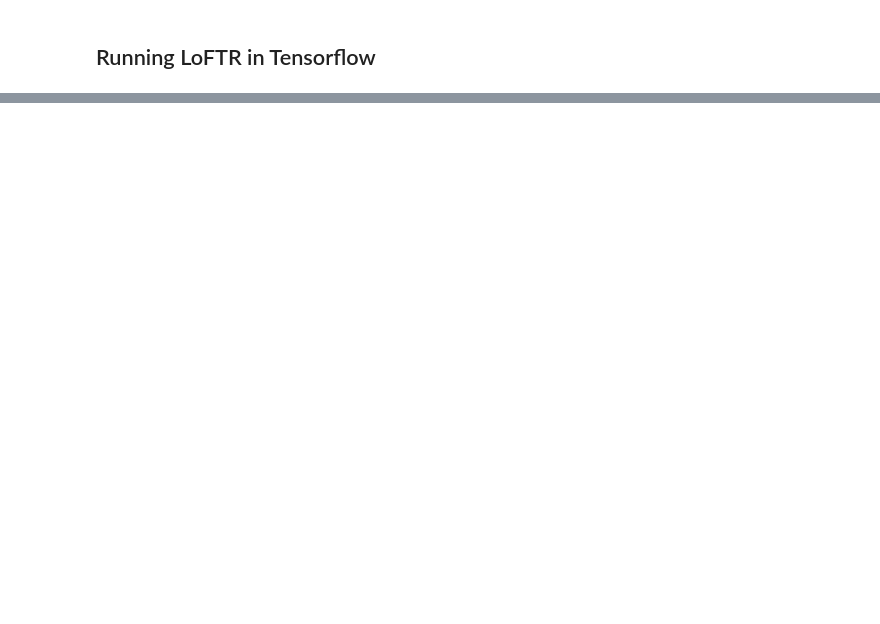
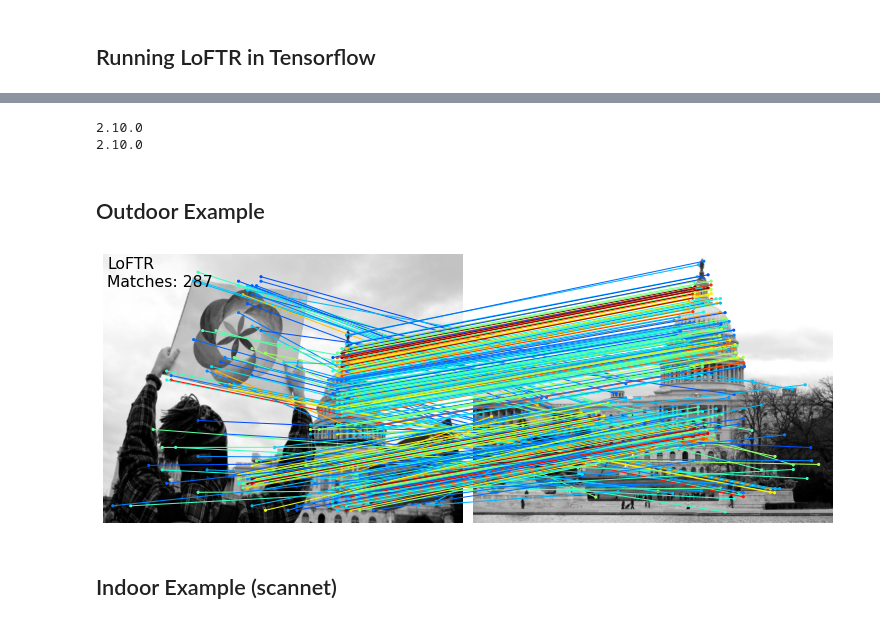
Before and after one commit to RohanG9929/LoFTR-in-Tensorflow, a Jupyter notebook: running.ipynb, the cells around one changed output, grey strips where cells are left out. Cells and saved outputs as stored; diff of their text form; code cells hidden in the pictures; blank space fills up the shorter version.

Commit message:
Cleaned up the notebook to demonstrate the weights

```diff
--- a/running.ipynb
+++ b/running.ipynb
@@ -22,3 +3,65 @@ To enable them in other operations, rebuild TensorFlow with the appropriate comp
+# %%
+import cv2 as cv
+import os
+import tensorflow as tf
+import matplotlib.cm as cm
+
+from src.configs.getConfig import giveConfig
+from src.loftr.utils.plotting_TF import make_matching_figure
+
+try:
+  os.chdir("LoFTR-in-Tensorflow")
+except:
+  print("Directory is fine")
+
+print(tf.__version__)
+print(tf.keras.__version__)
+
+_,config = giveConfig()
+config = config['loftr']
+# %% [output]
+2.10.0
+2.10.0
+# %% [markdown]
+## Outdoor Example
+# %%
+from src.loftr.LoFTR_TF import LoFTR
+
+#Creating the matcher
+matcher = LoFTR(config)
+matcher.load_weights("./weights/other/cp_smallMegadepth.ckpt")
+
+#loading in the images for the current batch
+img0_pth = "./other/capitolTest1.jpg"
+img1_pth = "./other/capitolTest2.jpg"
+img0_raw = cv.imread(img0_pth, cv.IMREAD_GRAYSCALE)
+img1_raw = cv.imread(img1_pth, cv.IMREAD_GRAYSCALE)
+img0_raw = cv.resize(img0_raw, (640, 480))
+img1_raw = cv.resize(img1_raw, (640, 480))
+
+img0 = tf.convert_to_tensor(img0_raw)[None][None]/255
+img1 = tf.convert_to_tensor(img1_raw)[None][None]/255
+
+data = {'image0': img0, 'image1': img1}
+
+#Calling the matcher on the current batch
+updata = matcher(data)
+
+#Extracting matches
+mkpts0 = updata['mkpts0_f'].numpy()
+mkpts1 = updata['mkpts1_f'].numpy()
+mconf = updata['mconf'].numpy()
+
+color = cm.jet(mconf)
+text = [
+    'LoFTR',
+    'Matches: {}'.format(len(mkpts0)),
+]
+fig = make_matching_figure(img0_raw, img1_raw, mkpts0, mkpts1, color, text=text)
+# %% [output]
+[figure, added]
+# %% [markdown]
+## Indoor Example (scannet)
 # %%
 from src.loftr.LoFTR_TF import LoFTR
 
```
Also changed, not shown: parts of 6 cells of this notebook.
